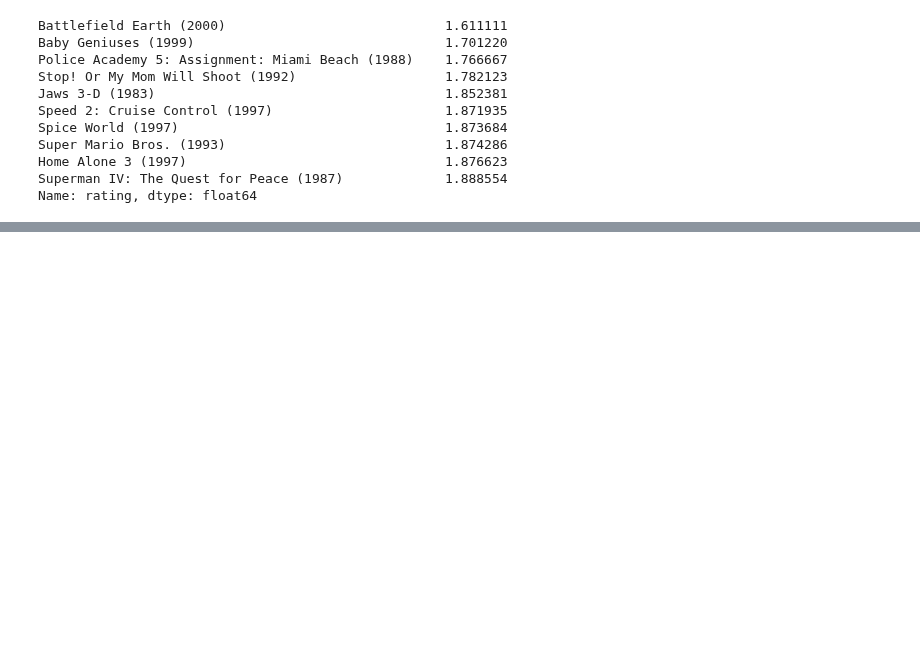
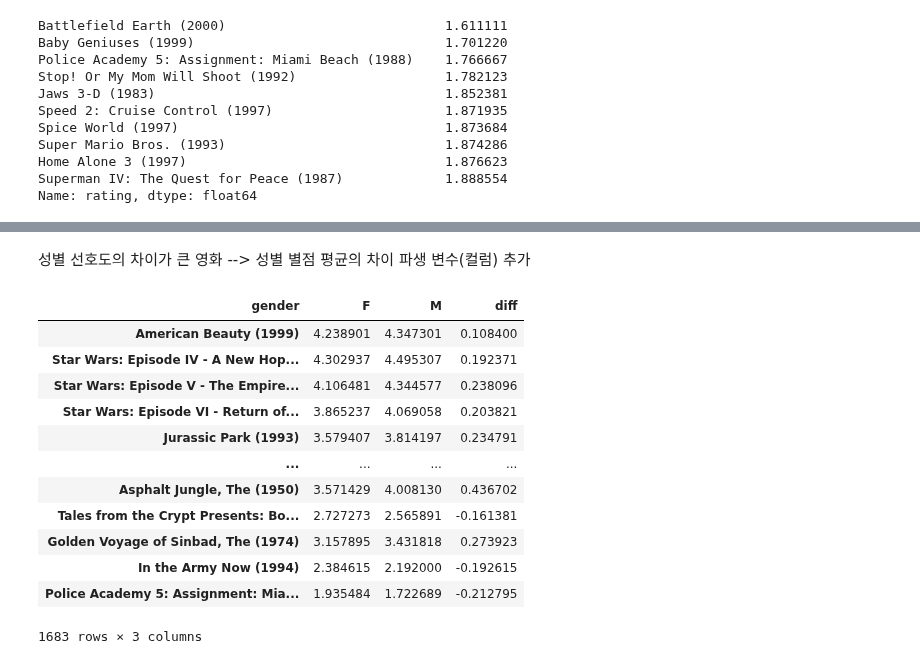
Before and after one commit to esn73/lab_python, a Jupyter notebook: py25_movielens_ipynb의_사본.ipynb, the cells around one changed output, grey strips where cells are left out. Drawn from its saved outputs; the diff is of its cells as text; code cells hidden in the pictures; blank space fills up the shorter version.

```diff
--- a/py25_movielens_ipynb의_사본.ipynb
+++ b/py25_movielens_ipynb의_사본.ipynb
@@ -756,0 +780,3 @@ Name: rating, dtype: float64
+# %%
+by_gender = df.pivot_table(values='rating', index='title', columns='gender', aggfunc='mean') # 위쪽과 결과가 같음
+# affgunc=mean'이 기본값. 생략가능.파라미터의 기본값은 'mean'이라 생략가능
@@ -756,0 +800,4 @@ Name: rating, dtype: float64
+# %%
+# 150개 이상의 별점 리뷰를 받은 영화들
+by_gender_150 = by_gender.loc[indexer]
+by_gender_150
@@ -756,0 +848,20 @@ Name: rating, dtype: float64
+# %% [markdown]
+성별 선호도의 차이가 큰 영화 --> 성별 별점 평균의 차이 파생 변수(컬럼) 추가
+# %%
+by_gender_150['diff'] = by_gender_150['M'] - by_gender_150['F']
+# %%
+by_gender_150
+# %% [output]
+| gender | F | M | diff |
+| American Beauty (1999) | 4.238901 | 4.347301 | 0.108400 |
+| Star Wars: Episode IV - A New Hop... | 4.302937 | 4.495307 | 0.192371 |
+| Star Wars: Episode V - The Empire... | 4.106481 | 4.344577 | 0.238096 |
+| Star Wars: Episode VI - Return of... | 3.865237 | 4.069058 | 0.203821 |
+| Jurassic Park (1993) | 3.579407 | 3.814197 | 0.234791 |
+| ... | ... | ... | ... |
+| Asphalt Jungle, The (1950) | 3.571429 | 4.008130 | 0.436702 |
+| Tales from the Crypt Presents: Bo... | 2.727273 | 2.565891 | -0.161381 |
+| Golden Voyage of Sinbad, The (1974) | 3.157895 | 3.431818 | 0.273923 |
+| In the Army Now (1994) | 2.384615 | 2.192000 | -0.192615 |
+| Police Academy 5: Assignment: Mia... | 1.935484 | 1.722689 | -0.212795 |
+1683 rows × 3 columns
```
Also changed, not shown: parts of 17 cells of this notebook.
